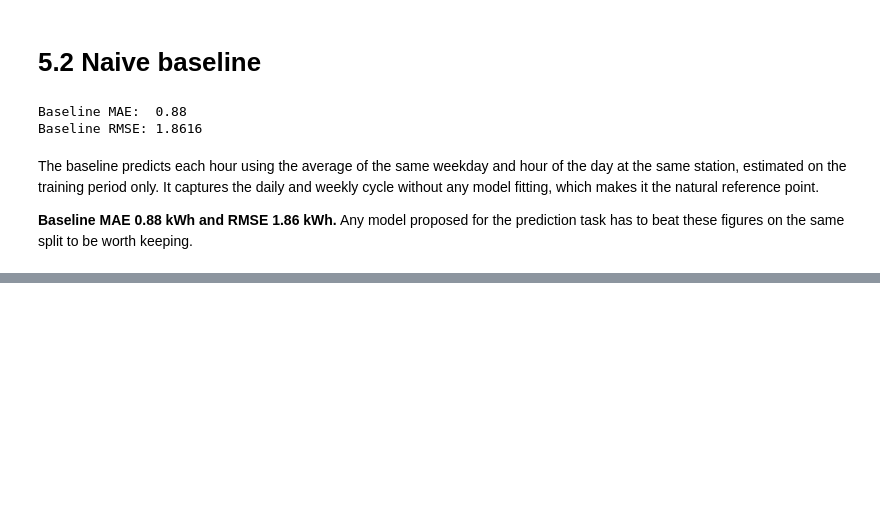
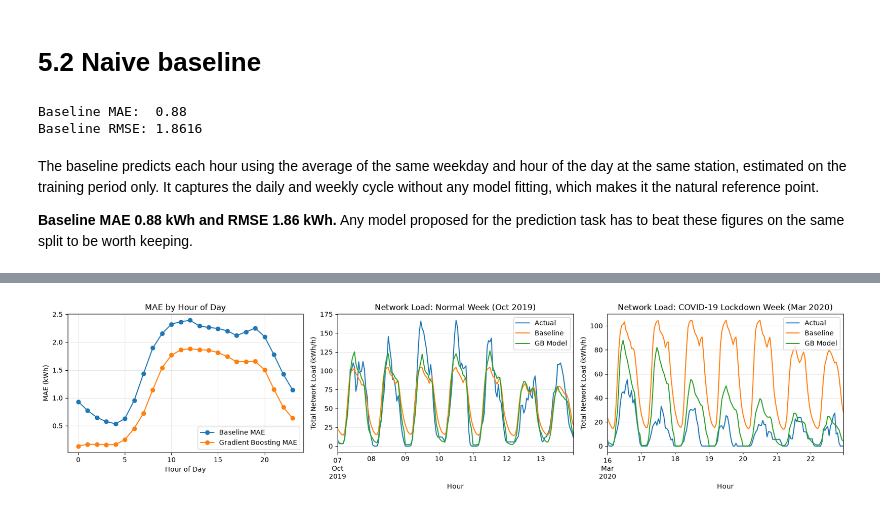
Before and after one commit to FridaGi/ITBA, a Jupyter notebook: ITBA_Project.ipynb, the cells around one changed output, grey strips where cells are left out. Saved outputs shown, nothing was run; the diff lists cells and outputs as text; code cells hidden in the pictures; blank space fills up the shorter version.

```diff
--- a/ITBA_Project.ipynb
+++ b/ITBA_Project.ipynb
@@ -907,0 +1207,43 @@ The baseline predicts each hour using the average of the same weekday and hour o
+# %%
+test["pred"] = p_hgb
+
+# Plot 1: Diurnal MAE + Network Load during Pre-COVID Week vs. March 2020 COVID-19 Shock
+by_hour = test.groupby("hod").apply(
+    lambda d: pd.Series({
+        "Actual Mean (kWh)": d["Energy"].mean(),
+        "Baseline MAE": mae(d["Energy"], d["base"]),
+        "Gradient Boosting MAE": mae(d["Energy"], d["pred"])
+    }),
+    include_groups=False
+)
+
+fig, ax = plt.subplots(1, 3, figsize=(17, 4.2))
+
+by_hour[["Baseline MAE", "Gradient Boosting MAE"]].plot(ax=ax[0], marker="o")
+ax[0].set_title("MAE by Hour of Day")
+ax[0].set_xlabel("Hour of Day")
+ax[0].set_ylabel("MAE (kWh)")
+ax[0].grid(alpha=0.3)
+
+week_normal = (
+    test[(test["Hour"] >= "2019-10-07") & (test["Hour"] < "2019-10-14")]
+    .groupby("Hour")[["Energy", "base", "pred"]].sum()
+)
+week_normal.rename(columns={"Energy": "Actual", "base": "Baseline", "pred": "GB Model"}).plot(ax=ax[1])
+ax[1].set_title("Network Load: Normal Week (Oct 2019)")
+ax[1].set_ylabel("Total Network Load (kWh/h)")
+ax[1].grid(alpha=0.3)
+
+week_covid = (
+    test[(test["Hour"] >= "2020-03-16") & (test["Hour"] < "2020-03-23")]
+    .groupby("Hour")[["Energy", "base", "pred"]].sum()
+)
+week_covid.rename(columns={"Energy": "Actual", "base": "Baseline", "pred": "GB Model"}).plot(ax=ax[2])
+ax[2].set_title("Network Load: COVID-19 Lockdown Week (Mar 2020)")
+ax[2].set_ylabel("Total Network Load (kWh/h)")
+ax[2].grid(alpha=0.3)
+
+plt.tight_layout()
+plt.show()
+# %% [output]
+[figure, added]
```
Also changed, not shown: parts of 14 cells of this notebook, 1 other file.
